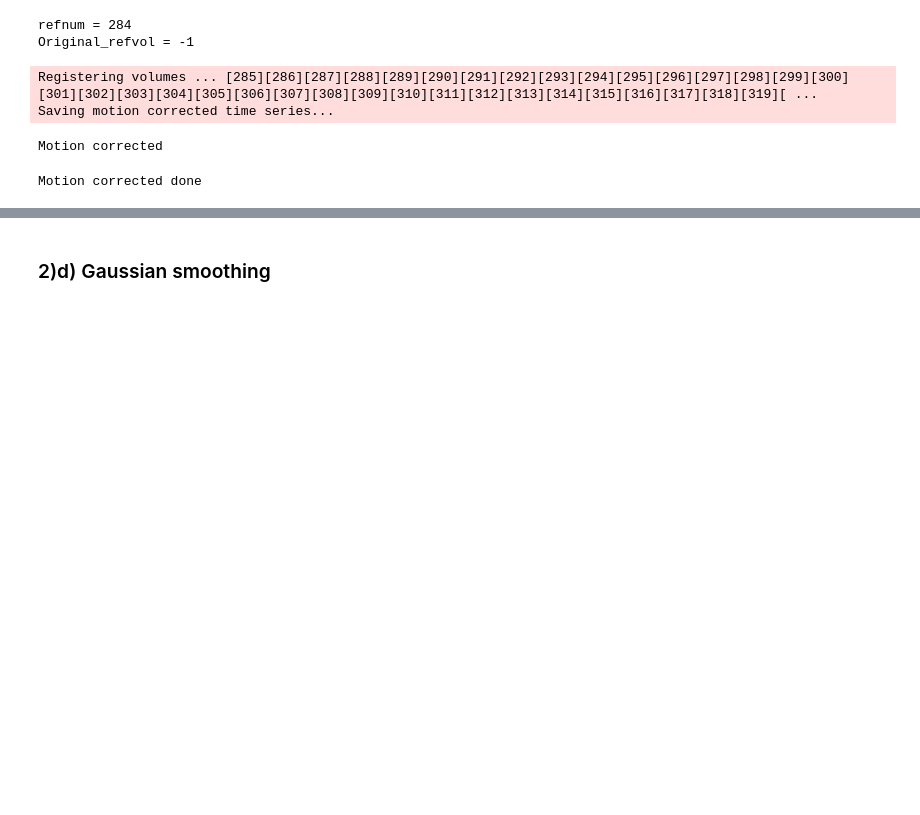
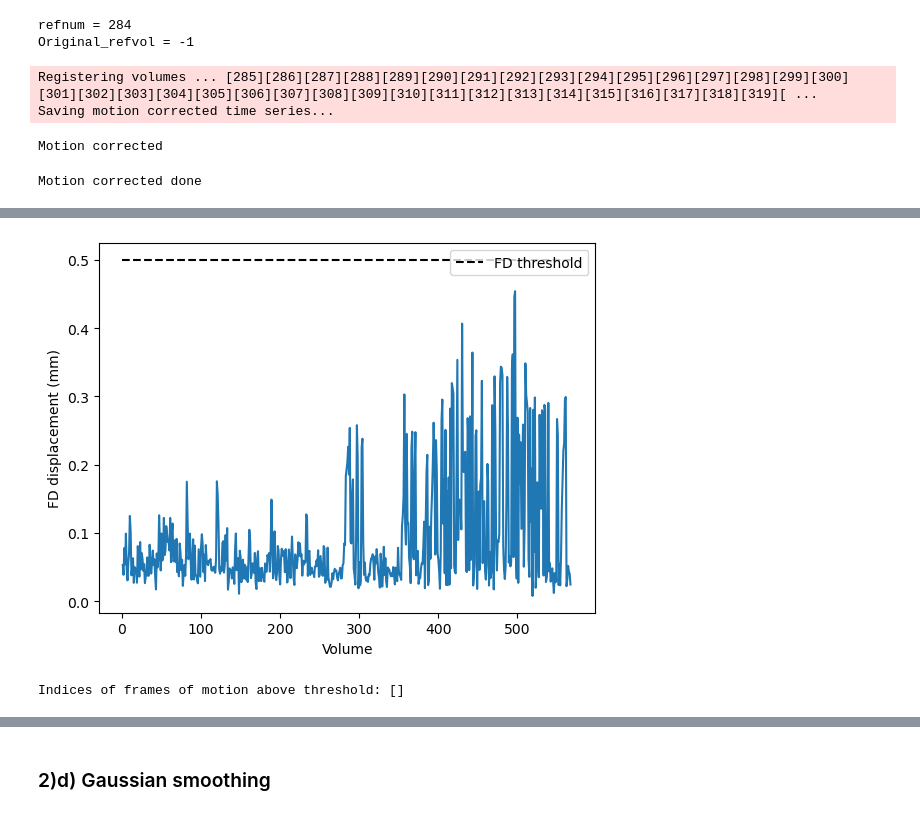
Before and after one commit to zoeepfl/NX-NSSP, a Jupyter notebook: Mini_Projet_1.ipynb, the cells around one changed output, grey strips where cells are left out. Saved outputs shown, nothing was run; the diff lists cells and outputs as text; code cells hidden in the pictures; blank space fills up the shorter version.

```diff
--- a/Mini_Projet_1.ipynb
+++ b/Mini_Projet_1.ipynb
@@ -389 +422,38 @@ Killed
+# %%
+outliers = []
+def no_outliers(fd, threshold):
+    fd_new = fd.copy()
+    n = len(fd)
+    for index, val in enumerate(fd):
+        if (val > threshold):
+            before = None
+            after = None
+            for j in range(1, 5):
+                if index - j >= 0 and fd[index - j] <= threshold and before is None:
+                    before = fd[index - j]
+                if index + j < n and fd[index + j] <= threshold and after is None:
+                    after = fd[index + j]
+                if before is not None and after is not None:
+                    break
+            if before is not None and after is not None:
+                fd_new[index] = (before + after) / 2
+            elif before is not None:
+                fd_new[index] = before
+            elif after is not None:
+                fd_new[index] = after
+    outliers = (np.where(fd_new > threshold)[0] + 1).tolist()
+    return fd_new, outliers
+fd_new, outliers = no_outliers(fd, threshold)
+# %%
+plt.plot(list(range(1, fd_new.size+1)), fd_new)
+plt.xlabel('Volume')
+plt.ylabel('FD displacement (mm)')
+plt.hlines(threshold, 0, 570,colors='black', linestyles='dashed', label='FD threshold')
+plt.legend()
+plt.show()
+
+print(f"Indices of frames of motion above threshold: {(np.where(fd_new > threshold)[0] + 1).tolist()}")
+# %% [output]
+[figure, added]
+Indices of frames of motion above threshold: []
 # %%
```
Also changed, not shown: parts of 52 cells of this notebook.
